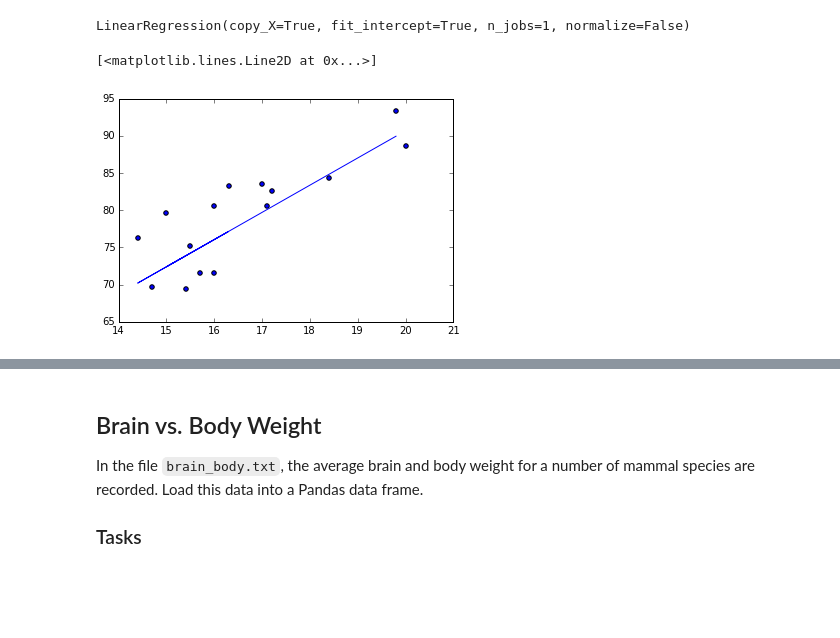
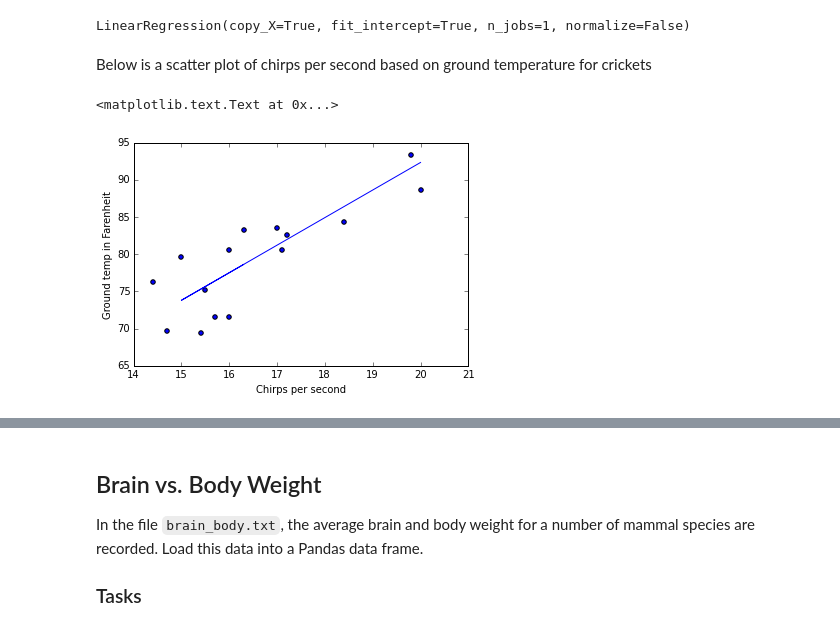
Before and after one commit to lancekrogers/linear-regression, a Jupyter notebook: Simple Linear Regression.ipynb, the cells around one changed output, grey strips where cells are left out. Cells and saved outputs as stored; diff of their text form; code cells hidden in the pictures; blank space fills up the shorter version.

```diff
--- a/Simple Linear Regression.ipynb
+++ b/Simple Linear Regression.ipynb
@@ -49,16 +49,20 @@ regr = linear_model.LinearRegression()
 regr.fit(tr_chirp, tr_temp)
 # %% [output]
 LinearRegression(copy_X=True, fit_intercept=True, n_jobs=1, normalize=False)
+# %% [markdown]
+Below is a scatter plot of chirps per second based on ground temperature for crickets
 # %%
 chirps = df[['Chirps/Second']]
 temp = df['Ground Temperature']
 
 
 plt.scatter(chirps, temp)
 plt.plot(te_chirp, regr.predict(te_chirp))
+plt.xlabel('Chirps per second')
+plt.ylabel('Ground temp in Farenheit')
 # %% [output]
-[<matplotlib.lines.Line2D at 0x...>]
+<matplotlib.text.Text at 0x...>
-[figure, old version]
+[figure, new version]
 # %%
 x =regr.score(te_chirp, te_temp) * 10 ** 2
 print('Percent Accuracy: {}%'.format(x))
```
Also changed, not shown: parts of 11 cells of this notebook.
